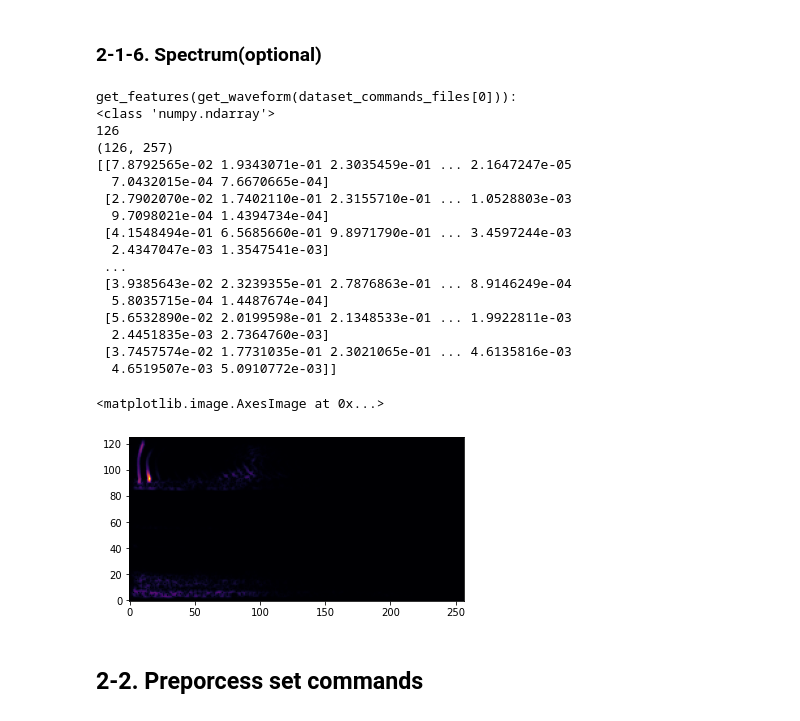
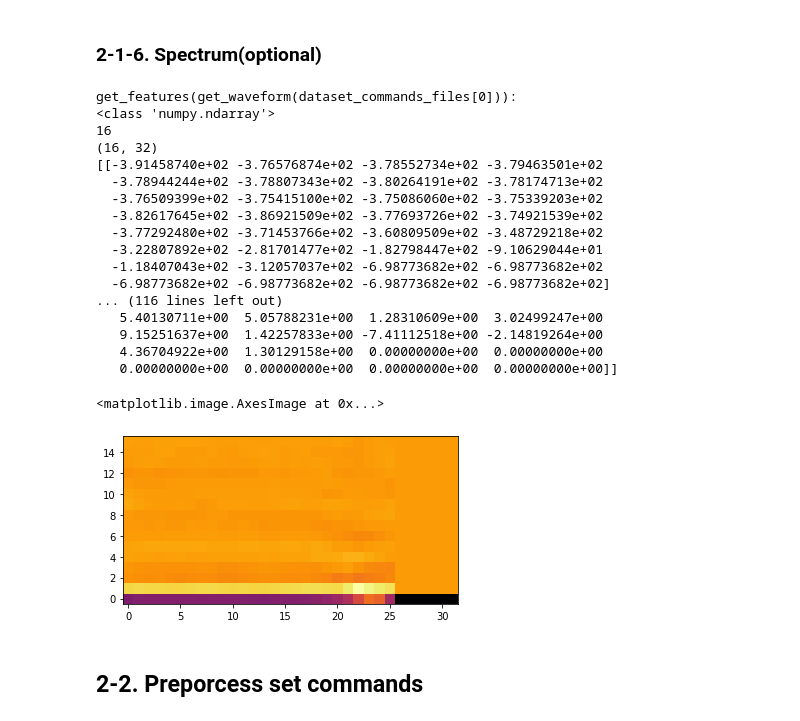
Before and after one commit to KYE2138/PJ_SpeechCommandRecognition, a Jupyter notebook: Train/train.ipynb, the cells around one changed output. Saved outputs shown, nothing was run; the diff lists cells and outputs as text; code cells hidden in the pictures.

```diff
--- a/Train/train.ipynb
+++ b/Train/train.ipynb
@@ -216,0 +215,26 @@ get_features_m(get_waveform(dataset_commands_files[0])):
+# %%
+import python_speech_features
+import matplotlib.pyplot as plt
+def get_features(waveform):
+    # Zero-padding for an audio waveform with less than 16,000 samples.
+    #input_len = 16000
+    #waveform = waveform[:input_len]
+    # np.shape(waveform) =  (16000,)
+    zero_padding = np.zeros( (16000-np.shape(waveform)[0],), dtype=np.float32)
+    # Cast the waveform tensors with np.float32
+    waveform = np.cast['float32'](waveform)
+    # Concatenate the waveform with `zero_padding`, which ensures all audio clips are of the same length.
+    equal_length = np.concatenate([waveform, zero_padding], 0)
+
+    sample_rate = 16000
+    num_mfcc = 16
+    len_mfcc = 40
+    mfccs = librosa.feature.mfcc(y=equal_length, sr=sample_rate, n_mfcc=num_mfcc)
+    return mfccs
+tmp = get_features(get_waveform(dataset_commands_filepaths[0]))
+print ('get_features_m(get_waveform(dataset_commands_files[0])):')
+print (type(tmp))
+print (tmp.shape)
+#print (tmp)
+fig = plt.figure()
+plt.imshow(tmp, cmap='inferno', origin='lower')
@@ -219,50 +249,50 @@ get_features_m(get_waveform(dataset_commands_files[0])):
 # %%
 import python_speech_features
 import matplotlib.pyplot as plt
-def get_features(waveform):
+def get_features_s(waveform):
     # Zero-padding for an audio waveform with less than 16,000 samples.
     #input_len = 16000
     #waveform = waveform[:input_len]
     # np.shape(waveform) =  (16000,)
     zero_padding = np.zeros( (16000-np.shape(waveform)[0],), dtype=np.float32)
     # Cast the waveform tensors with np.float32
     waveform = np.cast['float32'](waveform)
     # Concatenate the waveform with `zero_padding`, which ensures all audio clips are of the same length.
     equal_length = np.concatenate([waveform, zero_padding], 0)
 
     sample_rate = 16000
     num_mfcc = 16
     len_mfcc = 40
     spectrum = np.abs(librosa.stft(equal_length,512))
     return spectrum.transpose()
 tmp = get_features(get_waveform(dataset_commands_filepaths[5000]))
 print ('get_features(get_waveform(dataset_commands_files[0])):')
 print (type(tmp))
 print (len(tmp))
 print (tmp.shape)
 print (tmp)
 fig = plt.figure()
 plt.imshow(tmp, cmap='inferno', origin='lower')
 # %% [output]
 get_features(get_waveform(dataset_commands_files[0])):
 <class 'numpy.ndarray'>
-126
-(126, 257)
-[[7.8792565e-02 1.9343071e-01 2.3035459e-01 ... 2.1647247e-05
-  7.0432015e-04 7.6670665e-04]
- [2.7902070e-02 1.7402110e-01 2.3155710e-01 ... 1.0528803e-03
-  9.7098021e-04 1.4394734e-04]
- [4.1548494e-01 6.5685660e-01 9.8971790e-01 ... 3.4597244e-03
-  2.4347047e-03 1.3547541e-03]
- ...
- [3.9385643e-02 2.3239355e-01 2.7876863e-01 ... 8.9146249e-04
-  5.8035715e-04 1.4487674e-04]
- [5.6532890e-02 2.0199598e-01 2.1348533e-01 ... 1.9922811e-03
-  2.4451835e-03 2.7364760e-03]
- [3.7457574e-02 1.7731035e-01 2.3021065e-01 ... 4.6135816e-03
-  4.6519507e-03 5.0910772e-03]]
+16
+(16, 32)
+[[-3.91458740e+02 -3.76576874e+02 -3.78552734e+02 -3.79463501e+02
+  -3.78944244e+02 -3.78807343e+02 -3.80264191e+02 -3.78174713e+02
+  -3.76509399e+02 -3.75415100e+02 -3.75086060e+02 -3.75339203e+02
+  -3.82617645e+02 -3.86921509e+02 -3.77693726e+02 -3.74921539e+02
+  -3.77292480e+02 -3.71453766e+02 -3.60809509e+02 -3.48729218e+02
+  -3.22807892e+02 -2.81701477e+02 -1.82798447e+02 -9.10629044e+01
+  -1.18407043e+02 -3.12057037e+02 -6.98773682e+02 -6.98773682e+02
+  -6.98773682e+02 -6.98773682e+02 -6.98773682e+02 -6.98773682e+02]
+... (116 lines left out)
+   5.40130711e+00  5.05788231e+00  1.28310609e+00  3.02499247e+00
+   9.15251637e+00  1.42257833e+00 -7.41112518e+00 -2.14819264e+00
+   4.36704922e+00  1.30129158e+00  0.00000000e+00  0.00000000e+00
+   0.00000000e+00  0.00000000e+00  0.00000000e+00  0.00000000e+00]]
 <matplotlib.image.AxesImage at 0x...>
-[figure, old version]
+[figure, new version]
 # %% [markdown]
 ## 2-2. Preporcess set commands
 # %%
```
Also changed, not shown: parts of 23 cells of this notebook.
